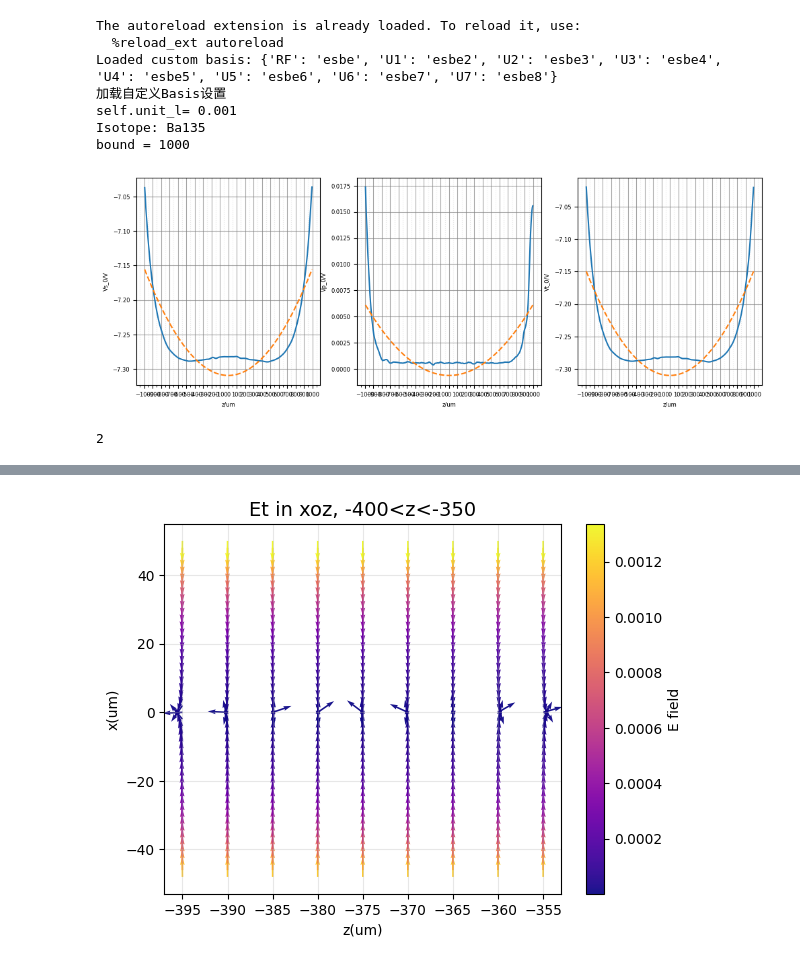
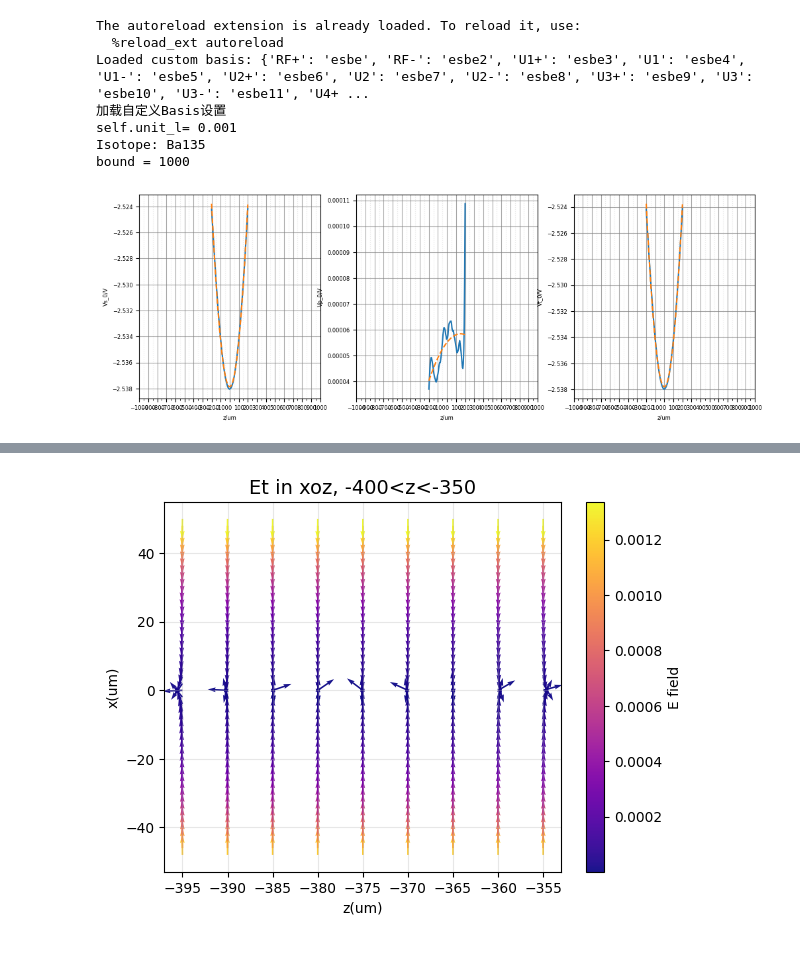
Before and after one commit to ylctql/ion-dynamic-simulation, a Jupyter notebook: src/field.ipynb, the cells around one changed output, grey strips where cells are left out. Cells and saved outputs as stored; diff of their text form; code cells hidden in the pictures.

```diff
--- a/src/field.ipynb
+++ b/src/field.ipynb
@@ -9,17 +9,20 @@ import os
 
 dirname = os.getcwd()
 flag_smoothing=True #是否对导入的电势场格点数据做平滑化，如果True，那么平滑化函数默认按照下文def smoothing(data)
-num_electrodes = 28
-if num_electrodes == 28:
-    filename=os.path.join(dirname, "../../../data/monolithic20241118.csv") #文件名：导入的电势场格点数据
-    filename=os.path.join(dirname, "../../../data/28electrodes_sym_x60y40z1000_dx2dy2dz5.csv") #文件名：导入的电势场格点数据
-    filename=os.path.join(dirname, "../../../data/28electrodes_sym4_x100y50z1000_dx2dy2dz5_CM62.csv")
-    basis_filename=os.path.join(dirname, "electrode_basis_28.json")#文件名：自定义Basis设置 #可以理解为一种基矢变换，比如"U1"相当于电势场组合"esbe1"*0.5+"esbe1asy"*-0.5
-    config_name = "flat_28"
-elif num_electrodes == 60:
-    filename=os.path.join(dirname, "../../../data/60electrodes_sym4_x100y50z1000_dx2dy2dz5_CM62.csv")
-    basis_filename=os.path.join(dirname, "electrode_basis_60.json")
-    config_name = "flat_60"
+# num_electrodes = 28
+# if num_electrodes == 28:
+#     filename=os.path.join(dirname, "../../../data/monolithic20241118.csv") #文件名：导入的电势场格点数据
+#     filename=os.path.join(dirname, "../../../data/28electrodes_sym_x60y40z1000_dx2dy2dz5.csv") #文件名：导入的电势场格点数据
+#     filename=os.path.join(dirname, "../../../data/28electrodes_sym4_x100y50z1000_dx2dy2dz5_CM62.csv")
+#     basis_filename=os.path.join(dirname, "electrode_basis_28.json")#文件名：自定义Basis设置 #可以理解为一种基矢变换，比如"U1"相当于电势场组合"esbe1"*0.5+"esbe1asy"*-0.5
+#     config_name = "flat_28"
+# elif num_electrodes == 60:
+#     filename=os.path.join(dirname, "../../../data/60electrodes_sym4_x100y50z1000_dx2dy2dz5_CM62.csv")
+#     basis_filename=os.path.join(dirname, "electrode_basis_60.json")
+#     config_name = "flat_60"
+filename=os.path.join(dirname, "../../data/bilayer_both_x50y250z200_dx2dy2dz5_err1e-4_fine.csv")
+basis_filename=os.path.join(dirname, "bilayer_basis.json")#文件名：自定义Basis设置 #可以理解为一种基矢变换，比如"U1"相当于电势场组合"esbe1"*0.5+"esbe1asy"*-0.5
+config_name = "bilayer"
 basis = configure.Data_Loader(filename, basis_filename, flag_smoothing)
 basis.loadData()
 # sym = True if num_electrodes == 60 else False
@@ -27,7 +30,7 @@ configure = configure.Configure(basis=basis, sym=False)
 # configure.load_from_file(os.path.join(dirname, "../saves/saved_config_regression_0.01_1000.json"))
 configure.load_from_file(os.path.join(dirname, "../saves/%s.json"%config_name))
 Vs = configure.static_potential()
-Vpp = configure.pseudo_potential()
+Vpp = configure.pseudo_potential(RF_keys=["RF+", "RF-"])
 Vt = Vs + Vpp
 print("Isotope:", configure.isotope)
 
@@ -115,40 +118,33 @@ def tf_scan(scan_id, ax_id, scan_loc=None, plot=False):
             ax[i].xaxis.set_minor_locator(MultipleLocator(minor_stride))
             ax[i].grid(True, which='major', linestyle='-', color='gray', alpha=0.7)  # 主刻度网格
             ax[i].grid(True, which='minor', linestyle=':', color='lightgray', alpha=0.5)  # 次刻度网格
     return np.sqrt(2*ta/configure.m*configure.ec)
 # consider wy in z direction
 
 ax_id, scan_id = 0, 2
 ax_id = scan_id = 2
 if ax_id == scan_id:
     tf_scan(scan_id, ax_id, plot=True)
 else:
     mask = (basis.coordinate_um[scan_id]>=-bound) & (basis.coordinate_um[scan_id]<=bound)
     wy = np.zeros(shape[scan_id])
     for z_id in range(shape[scan_id]):
         wy[z_id] = tf_scan(scan_id, ax_id, z_id)/(2*np.pi)
     plt.plot(basis.coordinate_um[scan_id][mask], wy[mask])
     plt.xlabel("%s/um"%ls_label[scan_id])
     plt.ylabel("f%s/MHz"%ls_label[ax_id])
     plt.xticks(np.arange(-scan_range, scan_range+tick_stride, tick_stride), fontsize=fontsize)
     plt.gca().xaxis.set_minor_locator(MultipleLocator(minor_stride))
     plt.grid(True, which='major', linestyle='-', color='gray', alpha=0.7)  # 主刻度网格
     plt.grid(True, which='minor', linestyle=':', color='lightgray', alpha=0.5)  # 次刻度网格
     plt.show()
 # %% [output]
 The autoreload extension is already loaded. To reload it, use:
   %reload_ext autoreload
-Loaded custom basis: {'RF': 'esbe', 'U1': 'esbe2', 'U2': 'esbe3', 'U3': 'esbe4', 'U4': 'esbe5', 'U5': 'esbe6', 'U6': 'esbe7', 'U7': 'esbe8'}
+Loaded custom basis: {'RF+': 'esbe', 'RF-': 'esbe2', 'U1+': 'esbe3', 'U1': 'esbe4', 'U1-': 'esbe5', 'U2+': 'esbe6', 'U2': 'esbe7', 'U2-': 'esbe8', 'U3+': 'esbe9', 'U3': 'esbe10', 'U3-': 'esbe11', 'U4+ ...
 加载自定义Basis设置
 self.unit_l= 0.001
 Isotope: Ba135
 bound = 1000
-[figure, old version]
+[figure, new version]
-# %%
-import numpy as np
-
-a = [np.arange(3), np.arange(3)]
-print(np.array(a).ndim)
-# %% [output]
-2
 # %%
```
Also changed, not shown: parts of 1 cell of this notebook, 4 other files.
